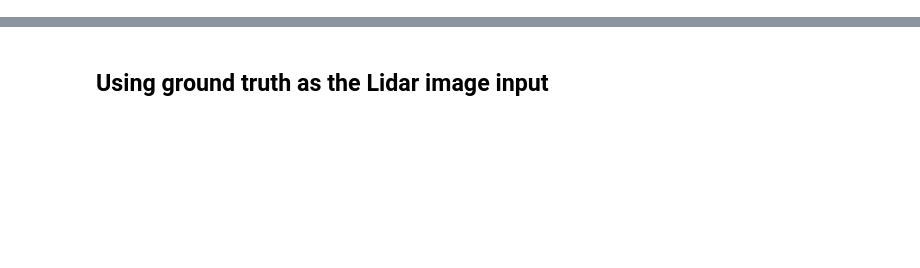
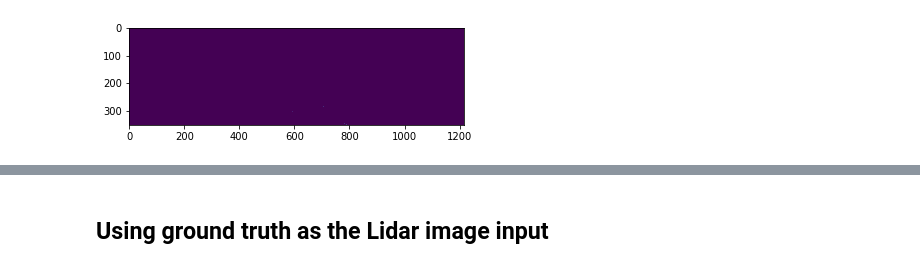
Before and after one commit to Madhan-Sureshbabu/Depth-Completion-from-Low-res-LiDAR-and-monocular-camera, a Jupyter notebook: Visual Odometry (depthCompletion dataset).ipynb, the cells around one changed output, grey strips where cells are left out. Cells and saved outputs as stored; diff of their text form; code cells hidden in the pictures; blank space fills up the shorter version.

Commit message:
added pointcloud concatenation functions

```diff
--- a/Visual Odometry (depthCompletion dataset).ipynb
+++ b/Visual Odometry (depthCompletion dataset).ipynb
@@ -120,0 +155,92 @@ plt.show()
+# %%
+frame_id = 0
+XYZ_list = []
+while (frame_id < num_frames) :
+    depth = torch.from_numpy(lidar_frames[frame_id,:,:,0])
+    XYZ = tc.calcCamPoints(depth).view(-1,3).t()
+    XYZ_list.append(XYZ.type(torch.DoubleTensor))
+    frame_id += 1
+
+i = len(T_list)-1
+T_intermToLast = [T_list[i]]
+while (i>0) :
+    T_temp = np.matmul(T_intermToLast[0],T_list[i-1])
+    T_intermToLast.insert(0,T_temp)
+    i -= 1
+
+frame_id = 0
+XYZ_concat_list = []
+# while (frame_id < num_frames-1) :
+#     T = T_intermToLast[frame_id]
+#     R_temp = torch.from_numpy(T[:3,:3])
+
+#     XYZ = XYZ_list[frame_id]
+
+#     t_temp = torch.from_numpy(T[:3,3]).expand(XYZ.shape[1],3).t()
+
+#     XYZ_temp = torch.matmul(R_temp, XYZ) # rotated
+
+#     XYZ_temp = XYZ_temp + t_temp
+#     print("XYZ updated ")
+#     print(XYZ_temp)
+
+#     XYZ_concat_list.append(XYZ_temp)
+#     frame_id += 1
+
+print(XYZ_list[len(XYZ_list)-1].shape)
+XYZ_concat_list.append(XYZ_list[len(XYZ_list)-1])
+XYZ_finalFrame = torch.cat(XYZ_concat_list,-1)
+print(XYZ_finalFrame.shape)
+
+X = XYZ_finalFrame[0,:]
+Y = XYZ_finalFrame[1,:]
+Z = XYZ_finalFrame[2,:]
+
+U = ((X*tc.fu)/Z + tc.cu).numpy().astype(int)
+V = ((Y*tc.fv)/Z + tc.cv).numpy().astype(int)
+print(U.shape)
+print(U)
+
+ind = np.where(V<tc.height)
+print('ind shape ',ind[0].shape)
+U = U[ind]
+V = V[ind]
+Z = Z[ind]
+print('U shape ',U.shape)
+
+ind = np.where(V>=0)
+U = U[ind]
+V = V[ind]
+Z = Z[ind]
+print(U.shape)
+
+ind = np.where(U<tc.width)
+U = U[ind]
+V = V[ind]
+Z = Z[ind]
+print(U.shape)
+
+ind = np.where(U>=0)
+U = U[ind]
+V = V[ind]
+Z = Z[ind].numpy()
+print(U.shape)
+
+ind = np.where(Z>=0)
+U = U[ind]
+V = V[ind]
+Z = Z[ind]
+
+print(U.shape)
+print(V.shape)
+print(Z.shape)
+
+print(Z)
+
+concat_depth = np.zeros((tc.height, tc.width))
+concat_depth[V,U] = Z
+
+plt.imshow(concat_depth)
+plt.show()
+concat_depth = torch.from_numpy(concat_depth)
+# %% [output]
@@ -120,0 +264 @@ plt.show()
+[figure, added]
```
Also changed, not shown: parts of 16 cells of this notebook, 4 other files.
